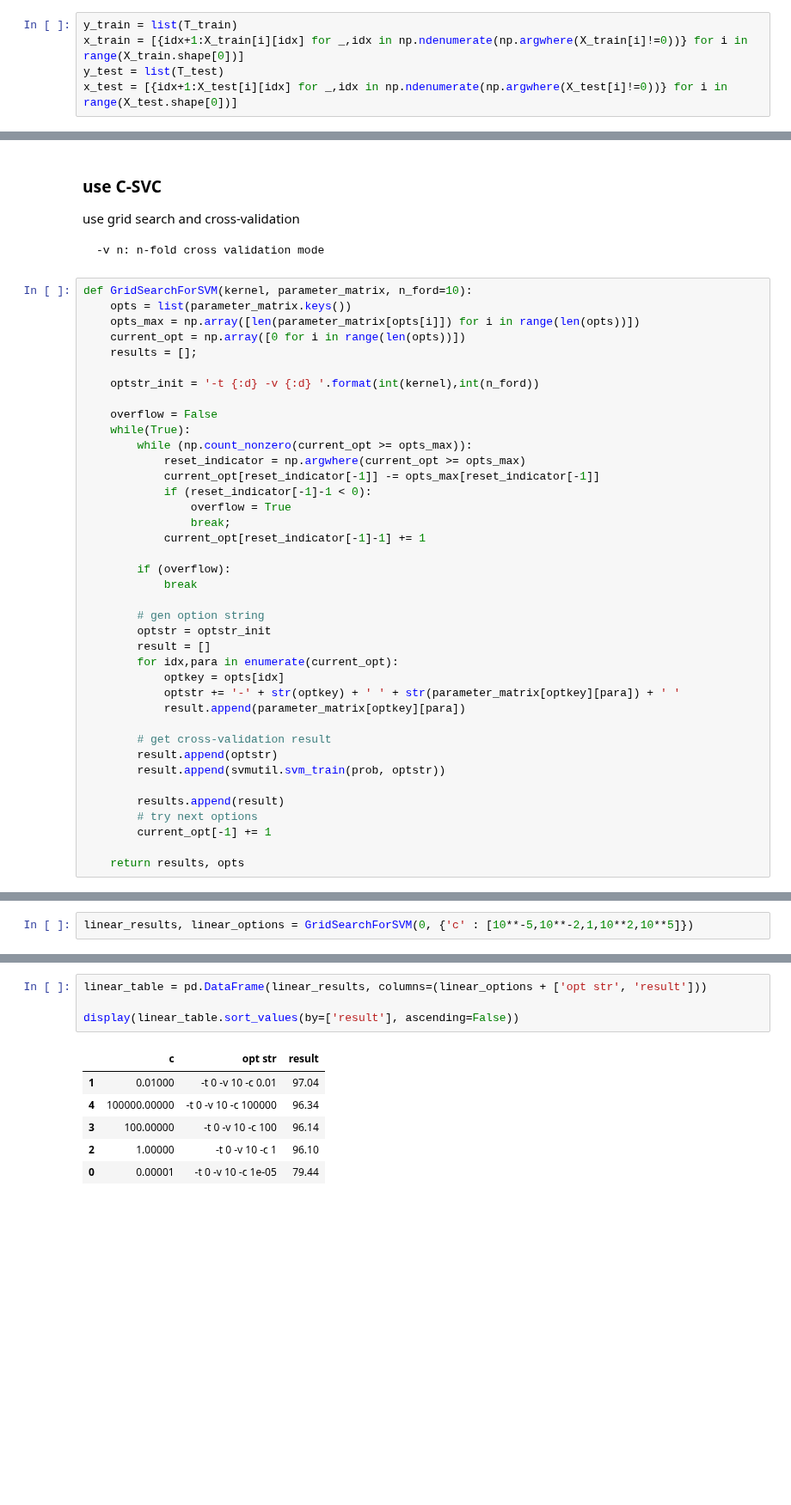
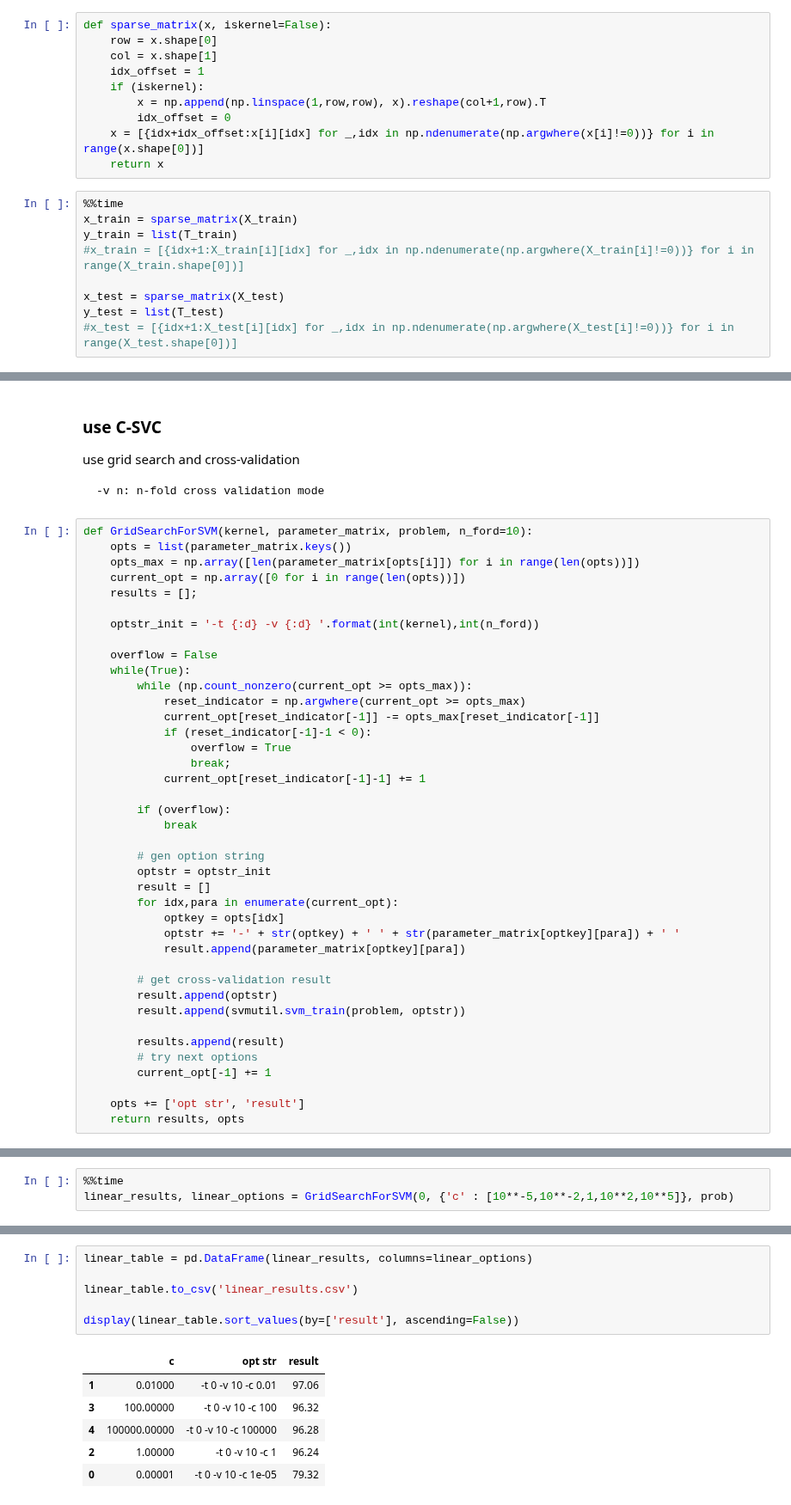
Before and after one commit to csielee/2018ML, a Jupyter notebook: HW5/HW5.ipynb, the cells around one changed output, grey strips where cells are left out. Shown at 86% size. Drawn from its saved outputs; the diff is of its cells as text; blank space fills up the shorter version.

````diff
--- a/HW5/HW5.ipynb
+++ b/HW5/HW5.ipynb
@@ -46,8 +57,22 @@ label index:value index:value ...
 label = [1,2]
 data = [{1:2,3:1},{3:2,10:1}]
 ```
+# %%
+def sparse_matrix(x, iskernel=False):
+    row = x.shape[0]
+    col = x.shape[1]
+    idx_offset = 1
+    if (iskernel):
+        x = np.append(np.linspace(1,row,row), x).reshape(col+1,row).T
+        idx_offset = 0
+    x = [{idx+idx_offset:x[i][idx] for _,idx in np.ndenumerate(np.argwhere(x[i]!=0))} for i in range(x.shape[0])]
+    return x
 # %%
+%%time
+x_train = sparse_matrix(X_train)
 y_train = list(T_train)
-x_train = [{idx+1:X_train[i][idx] for _,idx in np.ndenumerate(np.argwhere(X_train[i]!=0))} for i in range(X_train.shape[0])]
+#x_train = [{idx+1:X_train[i][idx] for _,idx in np.ndenumerate(np.argwhere(X_train[i]!=0))} for i in range(X_train.shape[0])]
+
+x_test = sparse_matrix(X_test)
 y_test = list(T_test)
-x_test = [{idx+1:X_test[i][idx] for _,idx in np.ndenumerate(np.argwhere(X_test[i]!=0))} for i in range(X_test.shape[0])]
+#x_test = [{idx+1:X_test[i][idx] for _,idx in np.ndenumerate(np.argwhere(X_test[i]!=0))} for i in range(X_test.shape[0])]
@@ -155,7 +183,7 @@ use grid search and cross-validation
 -v n: n-fold cross validation mode
 ```
 # %%
-def GridSearchForSVM(kernel, parameter_matrix, n_ford=10):
+def GridSearchForSVM(kernel, parameter_matrix, problem, n_ford=10):
     opts = list(parameter_matrix.keys())
     opts_max = np.array([len(parameter_matrix[opts[i]]) for i in range(len(opts))])
     current_opt = np.array([0 for i in range(len(opts))])
@@ -186,10 +214,11 @@ def GridSearchForSVM(kernel, parameter_matrix, n_ford=10):
 
         # get cross-validation result
         result.append(optstr)
-        result.append(svmutil.svm_train(prob, optstr))
+        result.append(svmutil.svm_train(problem, optstr))
 
         results.append(result)
         # try next options
         current_opt[-1] += 1
 
+    opts += ['opt str', 'result']
     return results, opts
@@ -198,3 +225,4 @@ def GridSearchForSVM(kernel, parameter_matrix, n_ford=10):
 # %%
-linear_results, linear_options = GridSearchForSVM(0, {'c' : [10**-5,10**-2,1,10**2,10**5]})
+%%time
+linear_results, linear_options = GridSearchForSVM(0, {'c' : [10**-5,10**-2,1,10**2,10**5]}, prob)
 # %% [output]
@@ -206,11 +236,13 @@ Cross Validation Accuracy = 96.34%
 # %%
-linear_table = pd.DataFrame(linear_results, columns=(linear_options + ['opt str', 'result']))
+linear_table = pd.DataFrame(linear_results, columns=linear_options)
+
+linear_table.to_csv('linear_results.csv')
 
 display(linear_table.sort_values(by=['result'], ascending=False))
 # %% [output]
 |  | c | opt str | result |
-| 1 | 0.01000 | -t 0 -v 10 -c 0.01 | 97.04 |
-| 4 | 100000.00000 | -t 0 -v 10 -c 100000 | 96.34 |
-| 3 | 100.00000 | -t 0 -v 10 -c 100 | 96.14 |
-| 2 | 1.00000 | -t 0 -v 10 -c 1 | 96.10 |
-| 0 | 0.00001 | -t 0 -v 10 -c 1e-05 | 79.44 |
+| 1 | 0.01000 | -t 0 -v 10 -c 0.01 | 97.06 |
+| 3 | 100.00000 | -t 0 -v 10 -c 100 | 96.32 |
+| 4 | 100000.00000 | -t 0 -v 10 -c 100000 | 96.28 |
+| 2 | 1.00000 | -t 0 -v 10 -c 1 | 96.24 |
+| 0 | 0.00001 | -t 0 -v 10 -c 1e-05 | 79.32 |
````
Also changed, not shown: parts of 25 cells of this notebook, 2 other files.
